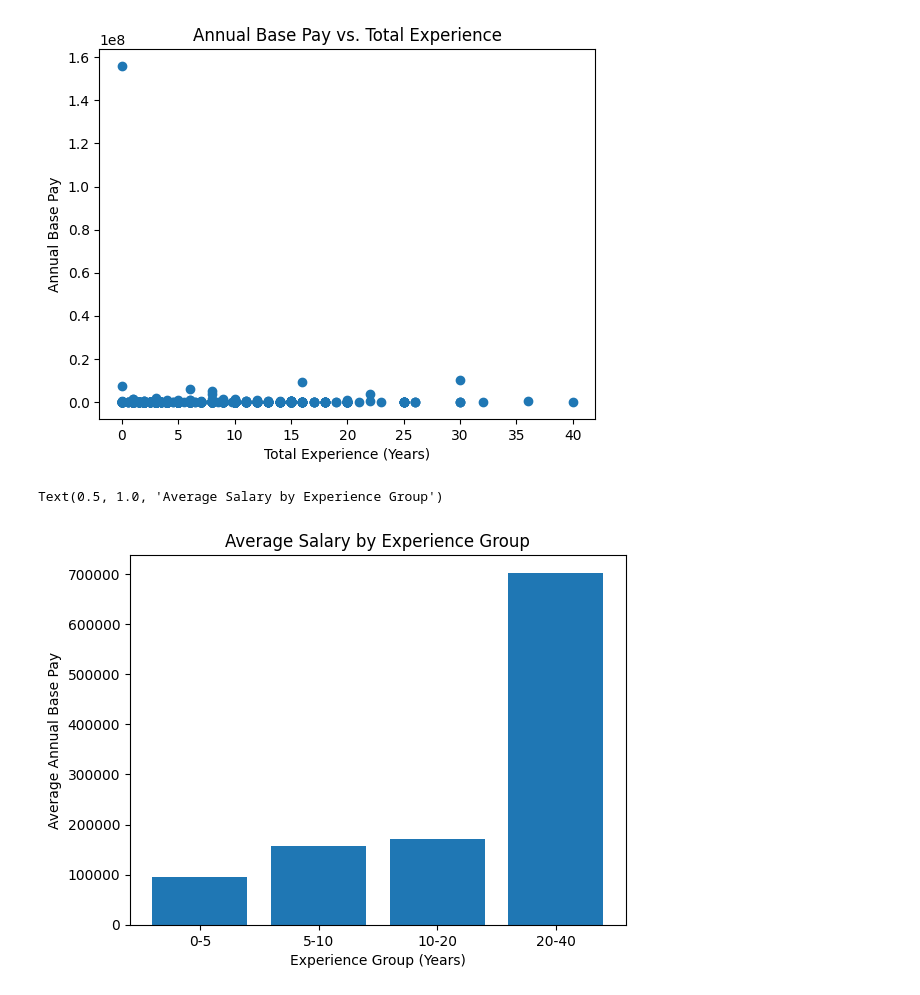
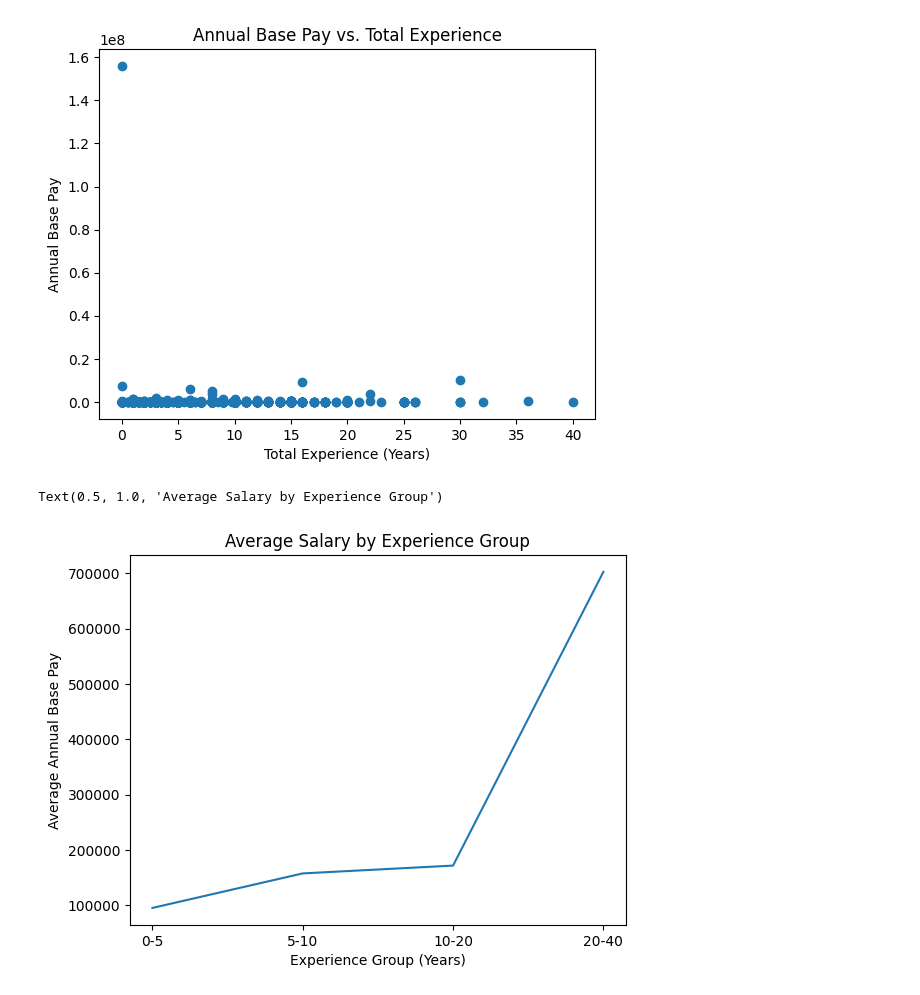
Before and after one commit to ECO225-W2024/project-one-code-macy-chen, a Jupyter notebook: tech_salaries.ipynb, the cells around one changed output. Saved outputs shown, nothing was run; the diff lists cells and outputs as text; code cells hidden in the pictures.

Commit message:
Updated plot

```diff
--- a/tech_salaries.ipynb
+++ b/tech_salaries.ipynb
@@ -152,14 +152,14 @@ Text(0.5, 1.0, 'Annual Base Pay vs. Total Experience')
 # %%
 bins = [0, 5, 10, 20, 40]
 experience_grouped_df = cleaned_df.copy()
 experience_grouped_df['experience_group'] = pd.cut(cleaned_df['total_experience_years'], bins=bins, labels=['0-5', '5-10', '10-20', '20-40'])
 
 average_salary_by_group = experience_grouped_df.groupby('experience_group', observed=True)['annual_base_pay'].mean().reset_index()
 
-plt.bar(average_salary_by_group['experience_group'], average_salary_by_group['annual_base_pay'])
+plt.plot(average_salary_by_group['experience_group'], average_salary_by_group['annual_base_pay'])
 plt.xlabel('Experience Group (Years)')
 plt.ylabel('Average Annual Base Pay')
 plt.title('Average Salary by Experience Group')
 # %% [output]
 Text(0.5, 1.0, 'Average Salary by Experience Group')
-[figure, old version]
+[figure, new version]
```
